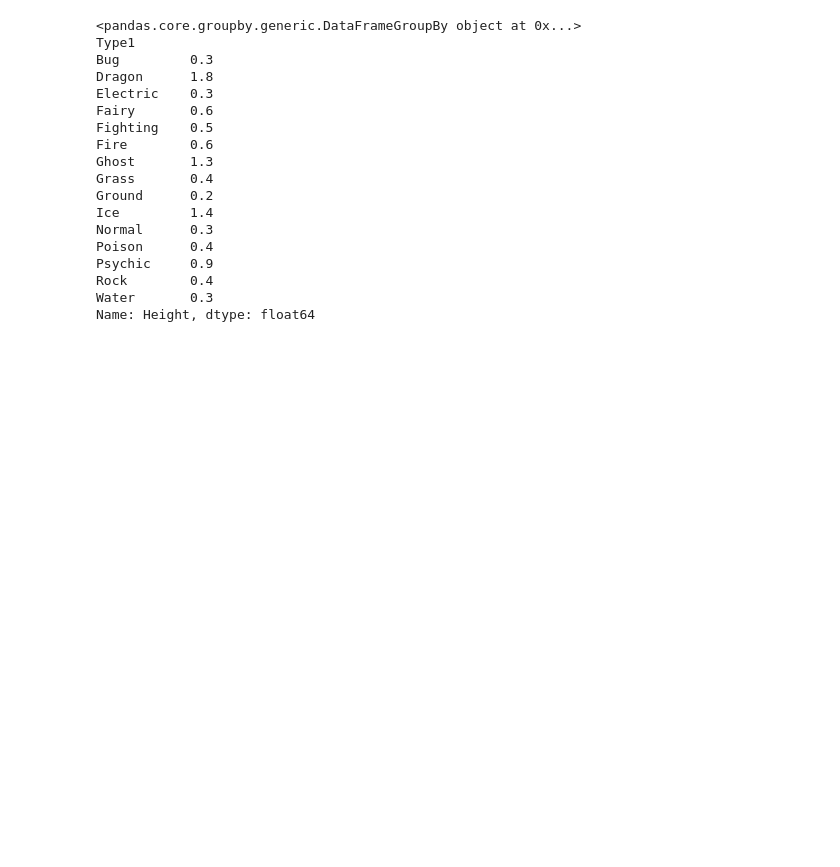
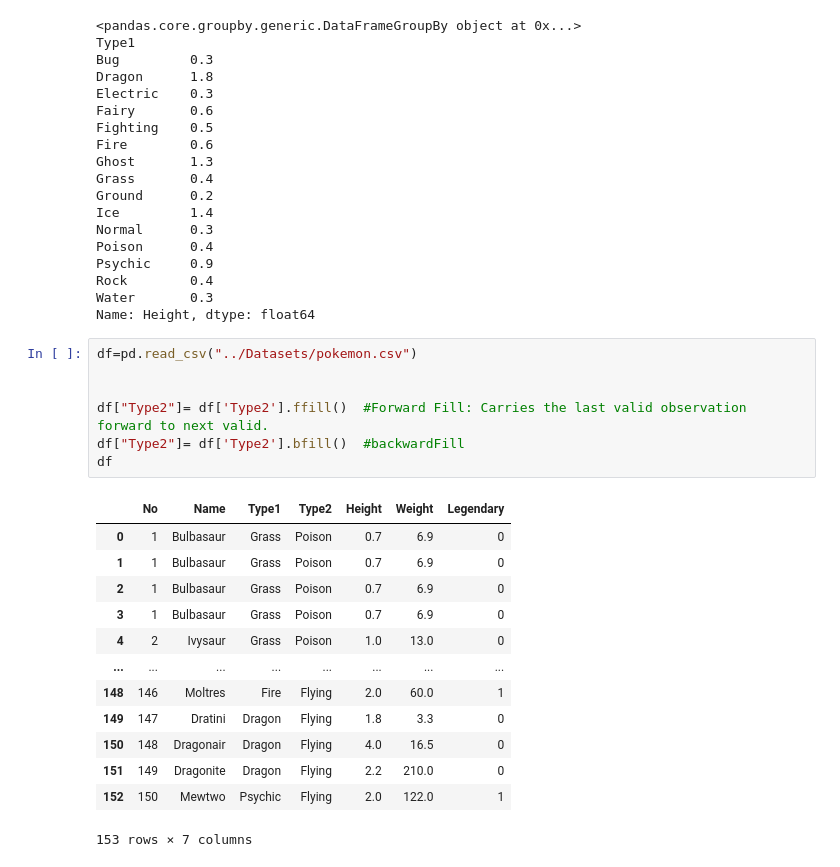
Before and after one commit to AlysterBenedict/AIML, a Jupyter notebook: Pandas/Data_cleaning.ipynb, the cells around one changed output. Cells and saved outputs as stored; diff of their text form; blank space fills up the shorter version.

```diff
--- a/Pandas/Data_cleaning.ipynb
+++ b/Pandas/Data_cleaning.ipynb
@@ -241,3 +241,24 @@ Psychic     0.9
 Rock        0.4
 Water       0.3
 Name: Height, dtype: float64
+# %%
+df=pd.read_csv("../Datasets/pokemon.csv")
+
+
+df["Type2"]= df['Type2'].ffill()  #Forward Fill: Carries the last valid observation forward to next valid.
+df["Type2"]= df['Type2'].bfill()  #backwardFill
+df
+# %% [output]
+|  | No | Name | Type1 | Type2 | Height | Weight | Legendary |
+| 0 | 1 | Bulbasaur | Grass | Poison | 0.7 | 6.9 | 0 |
+| 1 | 1 | Bulbasaur | Grass | Poison | 0.7 | 6.9 | 0 |
+| 2 | 1 | Bulbasaur | Grass | Poison | 0.7 | 6.9 | 0 |
+| 3 | 1 | Bulbasaur | Grass | Poison | 0.7 | 6.9 | 0 |
+| 4 | 2 | Ivysaur | Grass | Poison | 1.0 | 13.0 | 0 |
+| ... | ... | ... | ... | ... | ... | ... | ... |
+| 148 | 146 | Moltres | Fire | Flying | 2.0 | 60.0 | 1 |
+| 149 | 147 | Dratini | Dragon | Flying | 1.8 | 3.3 | 0 |
+| 150 | 148 | Dragonair | Dragon | Flying | 4.0 | 16.5 | 0 |
+| 151 | 149 | Dragonite | Dragon | Flying | 2.2 | 210.0 | 0 |
+| 152 | 150 | Mewtwo | Psychic | Flying | 2.0 | 122.0 | 1 |
+153 rows × 7 columns
```
Also changed, not shown: parts of 1 cell of this notebook.
